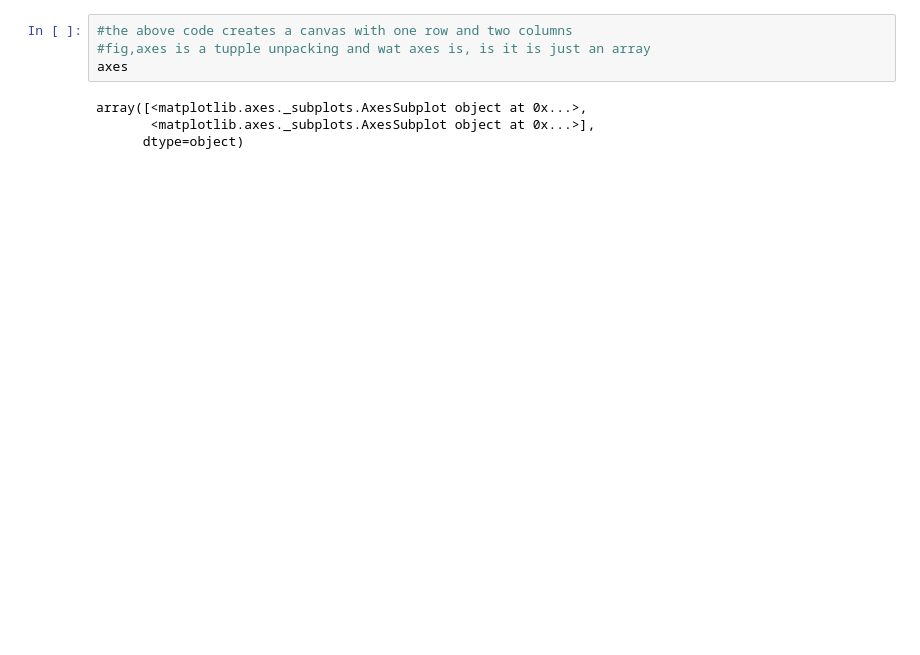
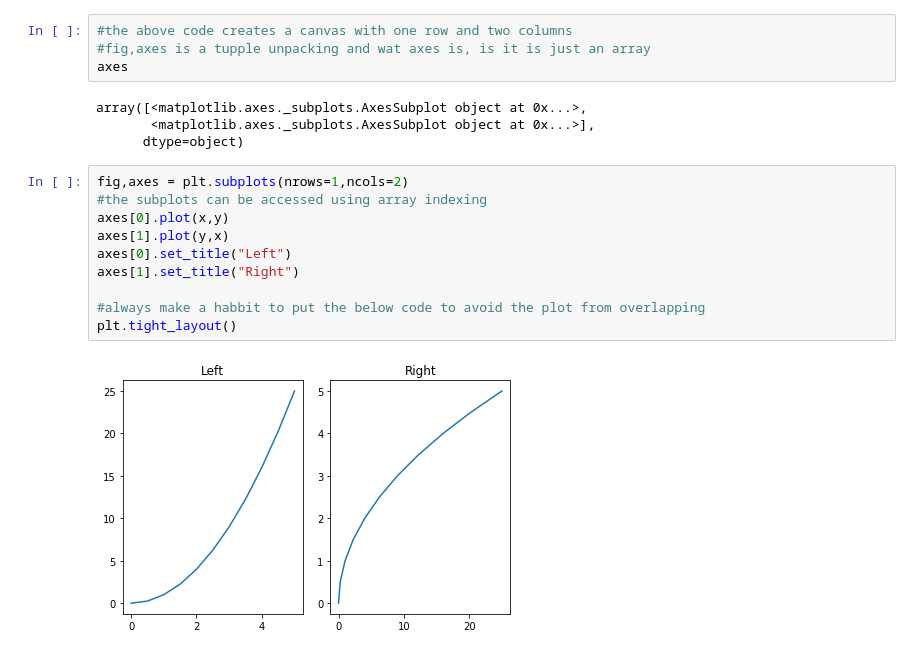
Before and after one commit to ameyaditya/Machine_Learning, a Jupyter notebook: Practice notebooks/Matplotlib.ipynb, the cells around one changed output. Drawn from its saved outputs; the diff is of its cells as text; blank space fills up the shorter version.

```diff
--- a/Practice notebooks/Matplotlib.ipynb
+++ b/Practice notebooks/Matplotlib.ipynb
@@ -91,3 +94,15 @@ axes
 array([<matplotlib.axes._subplots.AxesSubplot object at 0x...>,
        <matplotlib.axes._subplots.AxesSubplot object at 0x...>],
       dtype=object)
+# %%
+fig,axes = plt.subplots(nrows=1,ncols=2)
+#the subplots can be accessed using array indexing
+axes[0].plot(x,y)
+axes[1].plot(y,x)
+axes[0].set_title("Left")
+axes[1].set_title("Right")
+
+#always make a habbit to put the below code to avoid the plot from overlapping
+plt.tight_layout()
+# %% [output]
+[figure, added]
```
Also changed, not shown: parts of 2 cells of this notebook, 3 other files.
